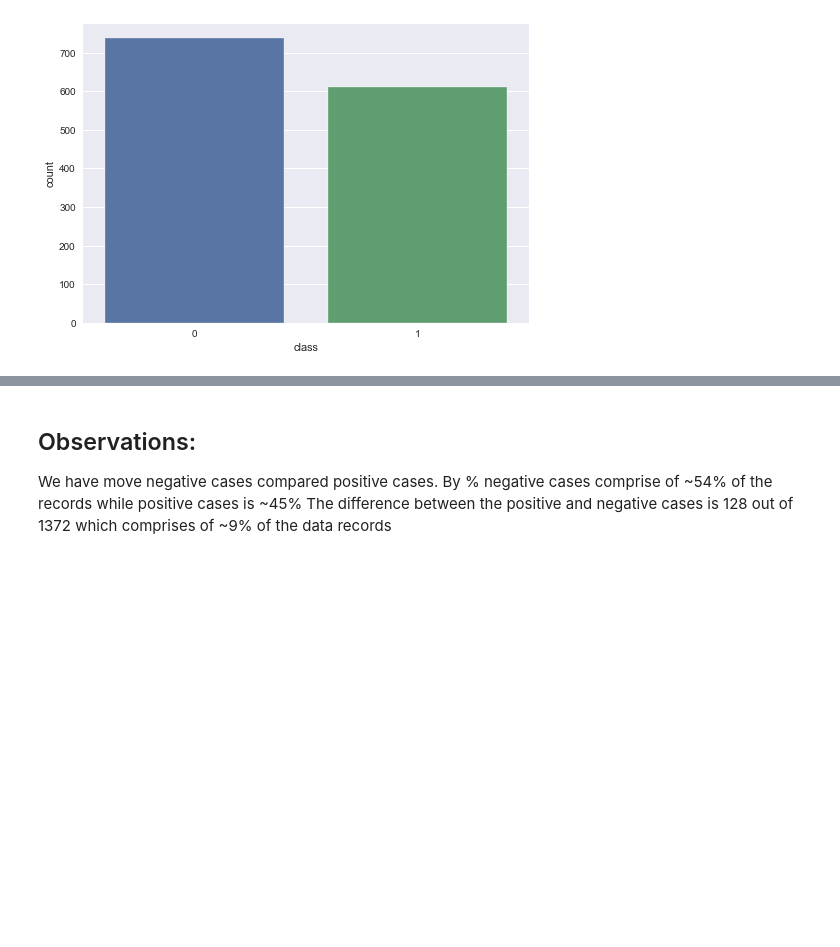
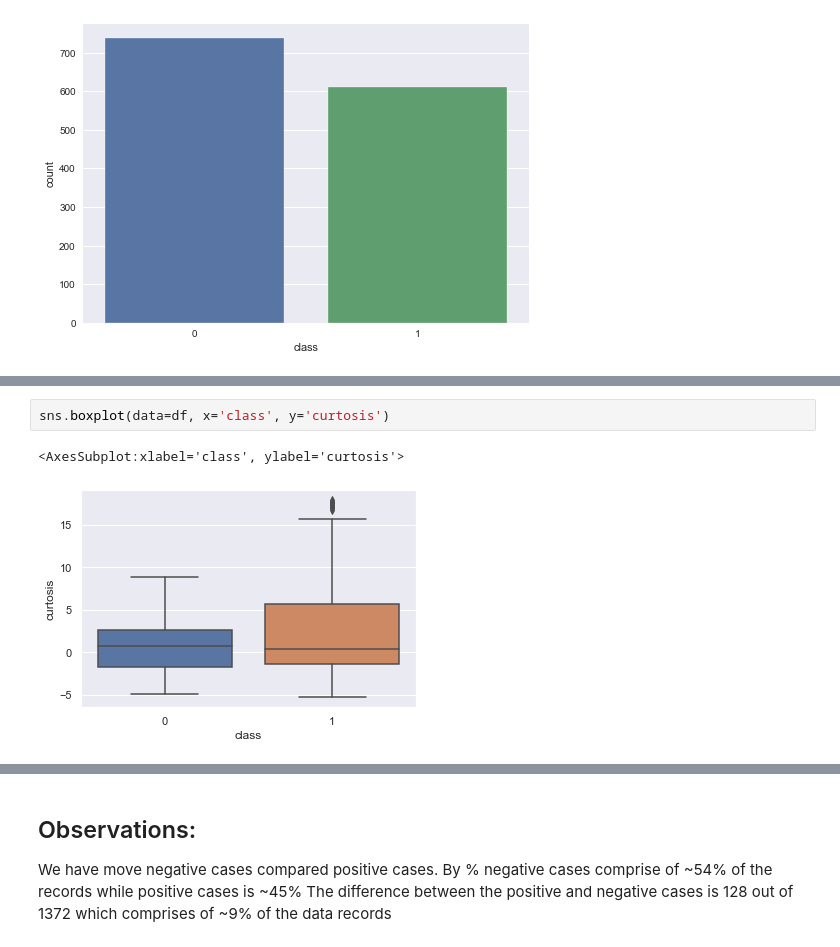
Before and after one commit to Tekhunt/fast-model, a Jupyter notebook: api/ModelTraining.ipynb, the cells around one changed output, grey strips where cells are left out. Drawn from its saved outputs; the diff is of its cells as text; blank space fills up the shorter version.

```diff
--- a/api/ModelTraining.ipynb
+++ b/api/ModelTraining.ipynb
@@ -196,0 +216,5 @@ sns.countplot(df['class'])
+# %%
+sns.boxplot(data=df, x='class', y='curtosis')
+# %% [output]
+<AxesSubplot:xlabel='class', ylabel='curtosis'>
+[figure, added]
```
Also changed, not shown: parts of 8 cells of this notebook, 2 other files.
